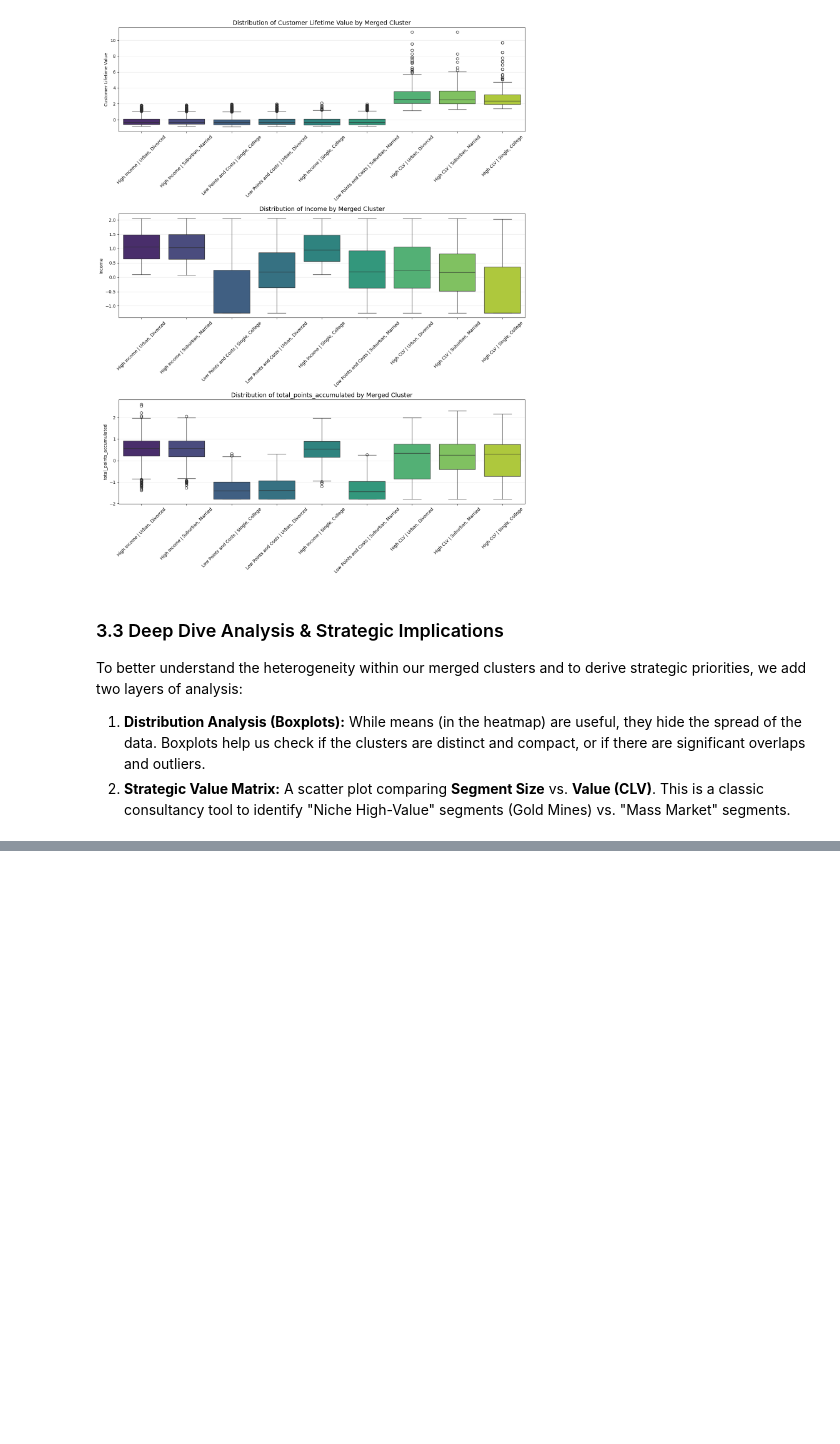
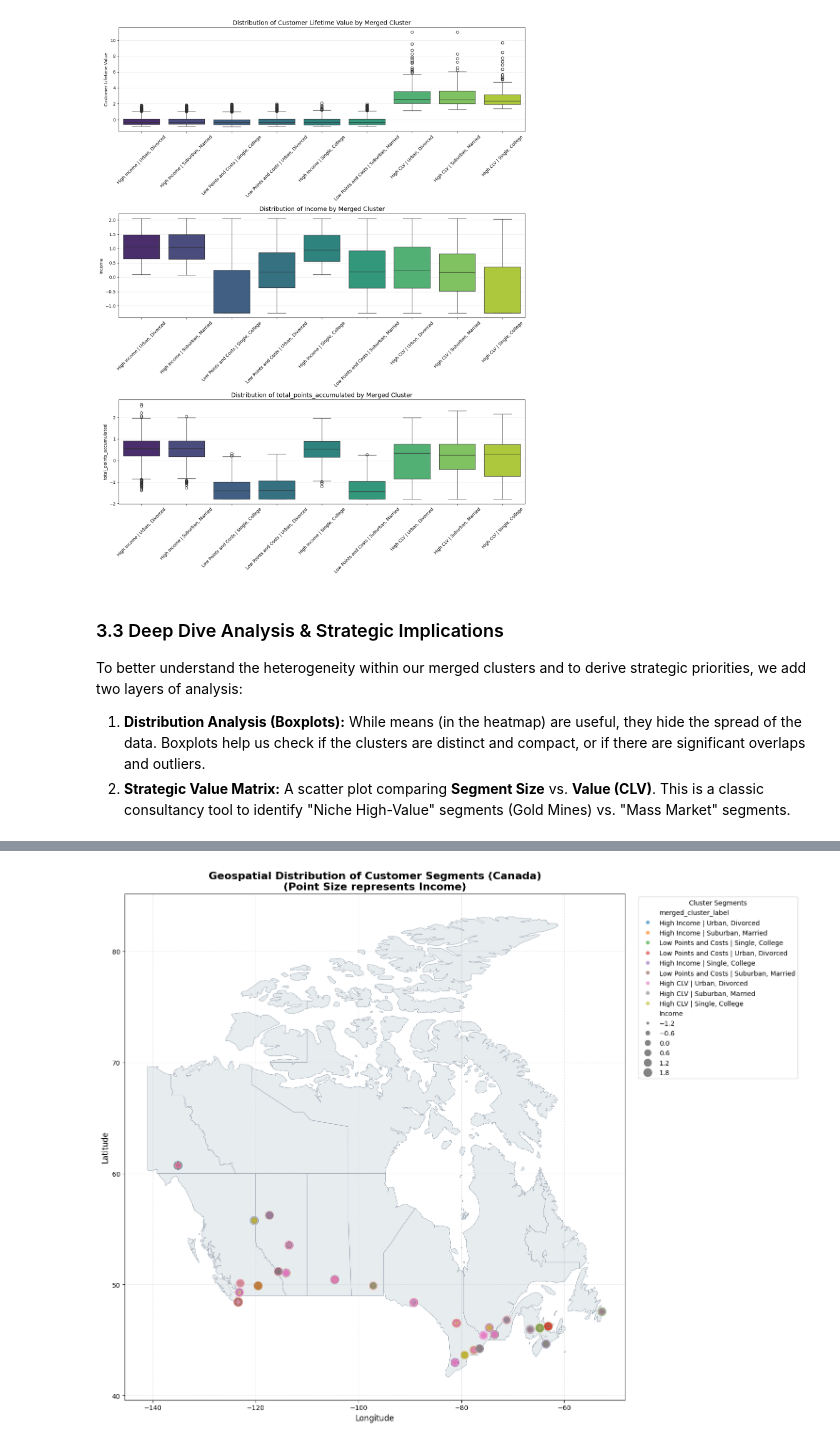
Before and after one commit to Mehmet1700/DataMining2025, a Jupyter notebook: submission2/01_Clustering.ipynb, the cells around one changed output, grey strips where cells are left out. Cells and saved outputs as stored; diff of their text form; code cells hidden in the pictures; blank space fills up the shorter version.

```diff
--- a/submission2/01_Clustering.ipynb
+++ b/submission2/01_Clustering.ipynb
@@ -1276,0 +1281,54 @@ To better understand the heterogeneity within our merged clusters and to derive
+# %%
+# --- Visualization 5: Geospatial Distribution of Clusters with Canada Map ---
+
+# Import geopandas
+try:
+    import geopandas as gpd
+except ImportError:
+    # If not installed, you might need to install it:
+    # !pip install geopandas
+    print("Geopandas not found. Please install it to see the map background.")
+    gpd = None
+
+plt.figure(figsize=(16, 12))
+ax = plt.gca()
+
+# 1. Load Base Map (Canada)
+# Using the code basis from Group92_EDA_Code.ipynb
+if gpd:
+    try:
+        admin1_url = "https://naturalearth.s3.amazonaws.com/50m_cultural/ne_50m_admin_1_states_provinces.zip"
+        # Read file from URL
+        admin1 = gpd.read_file(admin1_url).to_crs("EPSG:4326")
+        # Filter for Canada
+        canada_admin1 = admin1.loc[admin1["admin"] == "Canada", ["name", "geometry"]].copy()
+
+        # Plot the map background
+        canada_admin1.plot(ax=ax, color="#E7ECEF", edgecolor="#9AA6B2", linewidth=0.6)
+    except Exception as e:
+        print(f"Could not load map data: {e}")
+
+# 2. Plot Customer Segments
+# We filter out extreme outliers if necessary, but assuming clean data
+sns.scatterplot(
+    data=filtered_customers,
+    x='Longitude',
+    y='Latitude',
+    hue='merged_cluster_label',
+    size='Income',          # Vary size by Income
+    sizes=(20, 200),        # Set size range
+    palette='tab10',
+    alpha=0.6,
+    ax=ax
+)
+
+plt.title('Geospatial Distribution of Customer Segments (Canada)\n(Point Size represents Income)', fontsize=16, fontweight='bold')
+plt.xlabel('Longitude', fontsize=12)
+plt.ylabel('Latitude', fontsize=12)
+plt.legend(bbox_to_anchor=(1.02, 1), loc='upper left', title='Cluster Segments')
+plt.grid(True, linestyle='--', alpha=0.3)
+
+plt.tight_layout()
+plt.show()
+# %% [output]
+[figure, added]
```
Also changed, not shown: parts of 3 cells of this notebook, 2 other files.
